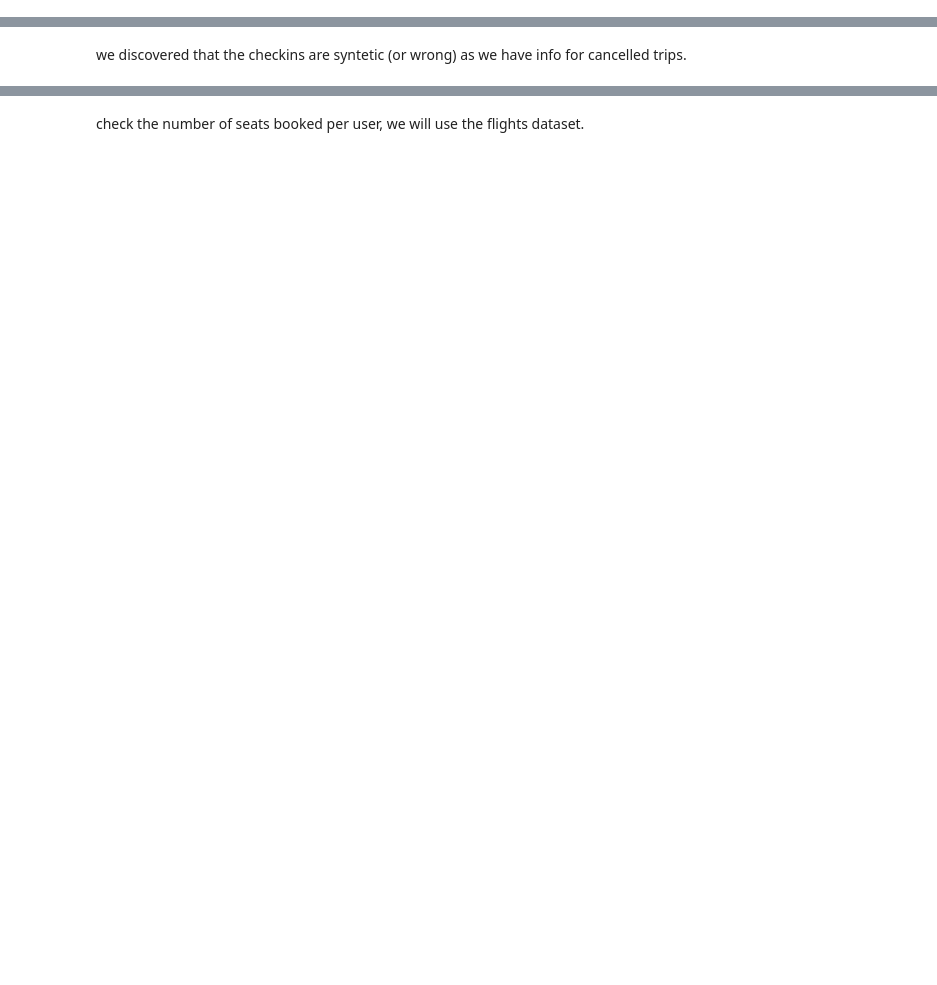
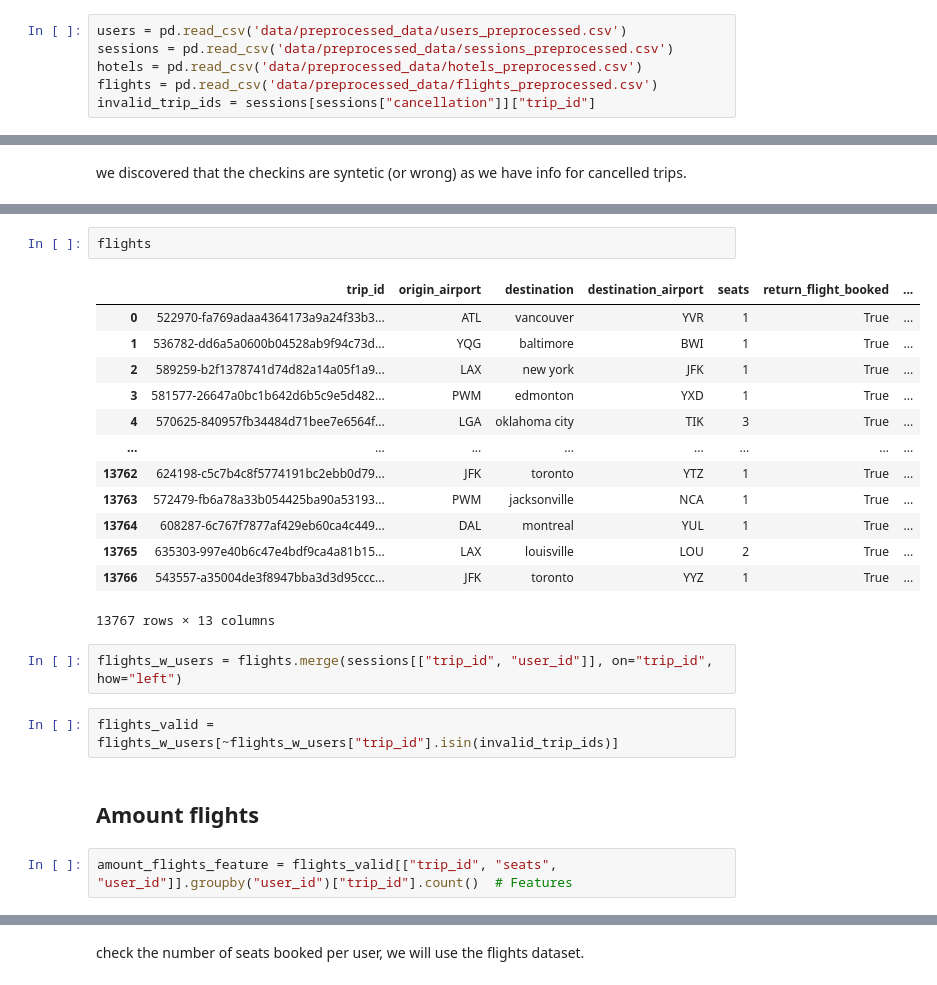
Before and after one commit to anuar-masterschool/TravelTideJul, a Jupyter notebook: user_features.ipynb, the cells around one changed output, grey strips where cells are left out. Cells and saved outputs as stored; diff of their text form; blank space fills up the shorter version.

```diff
--- a/user_features.ipynb
+++ b/user_features.ipynb
@@ -3,5 +3,11 @@
 In this notebook I will create the columns of interesting features per user, that will help me create the groups.
 # %%
 import pandas as pd
+# %%
+users = pd.read_csv('data/preprocessed_data/users_preprocessed.csv')
+sessions = pd.read_csv('data/preprocessed_data/sessions_preprocessed.csv')
+hotels = pd.read_csv('data/preprocessed_data/hotels_preprocessed.csv')
+flights = pd.read_csv('data/preprocessed_data/flights_preprocessed.csv')
+invalid_trip_ids = sessions[sessions["cancellation"]]["trip_id"]
 # %% [markdown]
 # User info
@@ -220,0 +235,24 @@ Name: trip_id, Length: 614, dtype: str
+# %%
+flights
+# %% [output]
+|  | trip_id | origin_airport | destination | destination_airport | seats | return_flight_booked | ... |
+| 0 | 522970-fa769adaa4364173a9a24f33b3... | ATL | vancouver | YVR | 1 | True | ... |
+| 1 | 536782-dd6a5a0600b04528ab9f94c73d... | YQG | baltimore | BWI | 1 | True | ... |
+| 2 | 589259-b2f1378741d74d82a14a05f1a9... | LAX | new york | JFK | 1 | True | ... |
+| 3 | 581577-26647a0bc1b642d6b5c9e5d482... | PWM | edmonton | YXD | 1 | True | ... |
+| 4 | 570625-840957fb34484d71bee7e6564f... | LGA | oklahoma city | TIK | 3 | True | ... |
+| ... | ... | ... | ... | ... | ... | ... | ... |
+| 13762 | 624198-c5c7b4c8f5774191bc2ebb0d79... | JFK | toronto | YTZ | 1 | True | ... |
+| 13763 | 572479-fb6a78a33b054425ba90a53193... | PWM | jacksonville | NCA | 1 | True | ... |
+| 13764 | 608287-6c767f7877af429eb60ca4c449... | DAL | montreal | YUL | 1 | True | ... |
+| 13765 | 635303-997e40b6c47e4bdf9ca4a81b15... | LAX | louisville | LOU | 2 | True | ... |
+| 13766 | 543557-a35004de3f8947bba3d3d95ccc... | JFK | toronto | YYZ | 1 | True | ... |
+13767 rows × 13 columns
+# %%
+flights_w_users = flights.merge(sessions[["trip_id", "user_id"]], on="trip_id", how="left")
+# %%
+flights_valid = flights_w_users[~flights_w_users["trip_id"].isin(invalid_trip_ids)]
+# %% [markdown]
+## Amount flights
+# %%
+amount_flights_feature = flights_valid[["trip_id", "seats", "user_id"]].groupby("user_id")["trip_id"].count()  # Features
```
Also changed, not shown: parts of 33 cells of this notebook.
